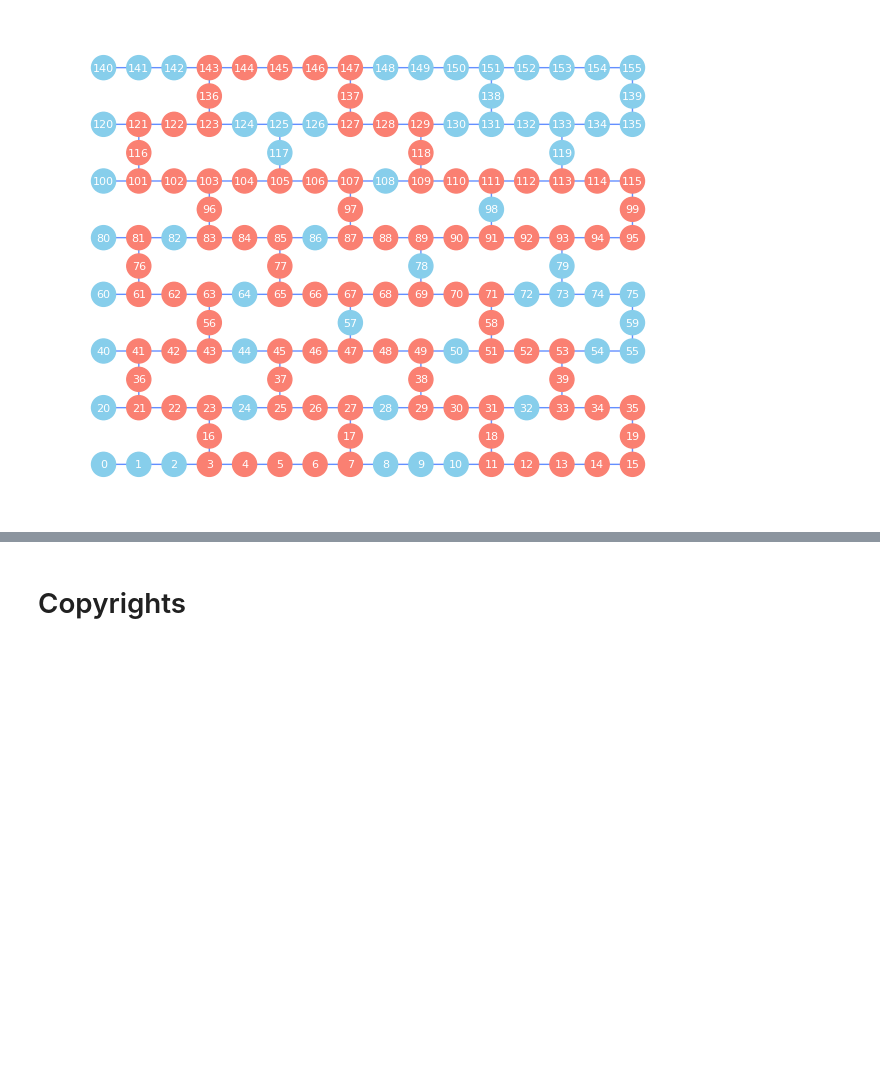
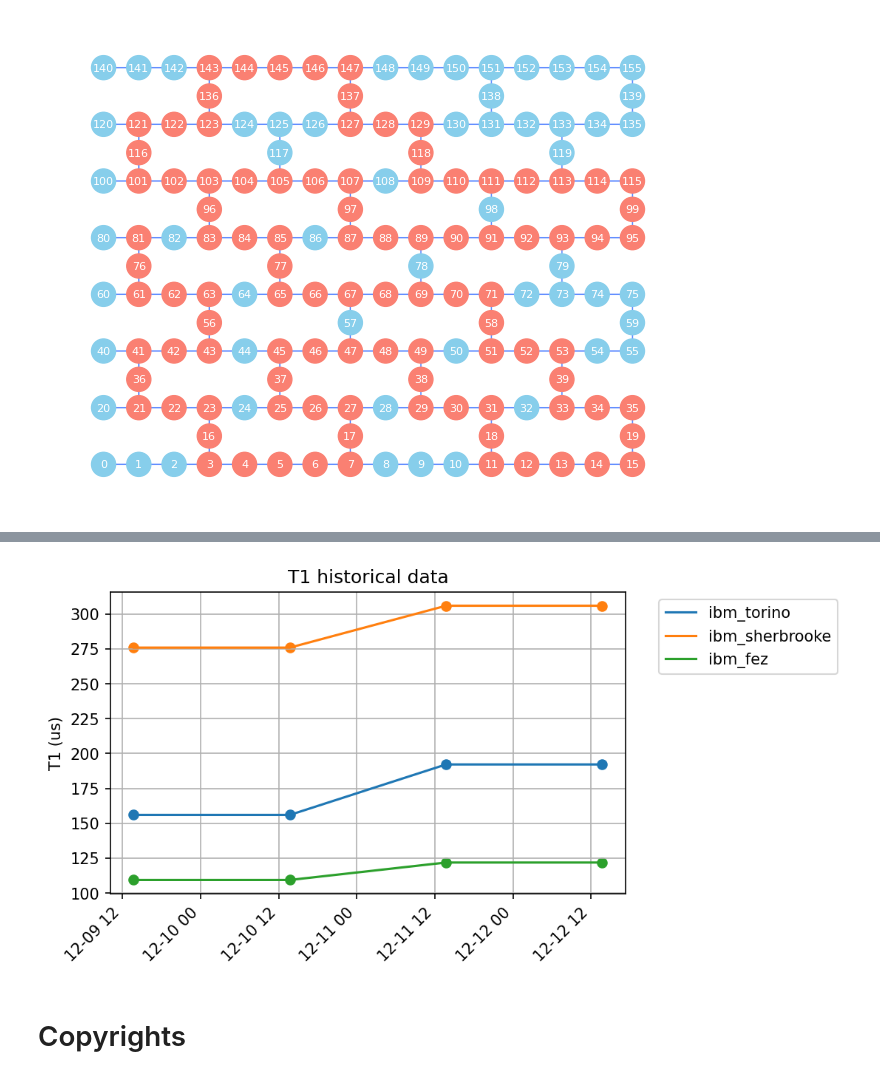
Before and after one commit to qiskit-community/qiskit-device-benchmarking, a Jupyter notebook: notebooks/extract_benchmarks.ipynb, the cells around one changed output, grey strips where cells are left out. Cells and saved outputs as stored; diff of their text form; code cells hidden in the pictures; blank space fills up the shorter version.

```diff
--- a/notebooks/extract_benchmarks.ipynb
+++ b/notebooks/extract_benchmarks.ipynb
@@ -235,0 +345,30 @@ plot_1q_distribution(backend_names, oneqprops, prop_list, prop_unit, prop_ind=3)
+# %%
+def plot_historical_data(dates: List[datetime], all_data: Dict, prop_ind: int=0) -> None:
+    """
+    Plot historical data
+
+    Args:
+    dates (List[datetime]): list of dates
+    all_data (Dict): dictionary containing data of all backends, keys are backend names
+    """
+    fig, ax = plt.subplots(1, 1, figsize=(6, 4))
+    for machine, data in all_data.items():
+        plt.plot(dates, np.asarray(data)/prop_scale[prop_ind], label=machine)
+        plt.scatter(dates, np.asarray(data)/prop_scale[prop_ind])
+
+    plt.gcf().autofmt_xdate(rotation=45)
+    plt.legend( bbox_to_anchor=(1.05, 1), loc='upper left')
+    ax.set_title('%s historical data'%prop_list[prop_ind])
+    if len(prop_unit[prop_ind])>0:
+        ax.set_ylabel('%s (%s)'%(prop_list[prop_ind],prop_unit[prop_ind]))
+    else:
+        ax.set_ylabel('%s'%(prop_list[prop_ind]))
+    ax.figure.set_dpi(150)
+    plt.grid()
+    plt.show()
+# %%
+# Specify timeframe
+start = datetime(2024, 12, 9, 13, 42, 52) # date in the past year/month/day/hour/minutes/seconds
+end = datetime.now()
+dates = generate_datetime_range(start, end, step_days=1)
+len(dates)
@@ -235,0 +382,6 @@ plot_1q_distribution(backend_names, oneqprops, prop_list, prop_unit, prop_ind=3)
+# %%
+%%time
+# Version: data of specified qubits
+# Runs faster than cell above, but it might still take seconds to minutes
+qubits = [0,1,2]
+data_mean, data_median, data_std, data_quantiles =  extract_historical_data(backends, backend_names, start, end, step_days=1, prop_ind=0, qubits=qubits)
@@ -236,3 +391,8 @@ plot_1q_distribution(backend_names, oneqprops, prop_list, prop_unit, prop_ind=3)
+# %%
+# plot data
+plot_historical_data(dates, data_mean)
+# %% [output]
+[figure, added]
 # %% [markdown]
 # Copyrights
 # %%
```
Also changed, not shown: parts of 18 cells of this notebook.
